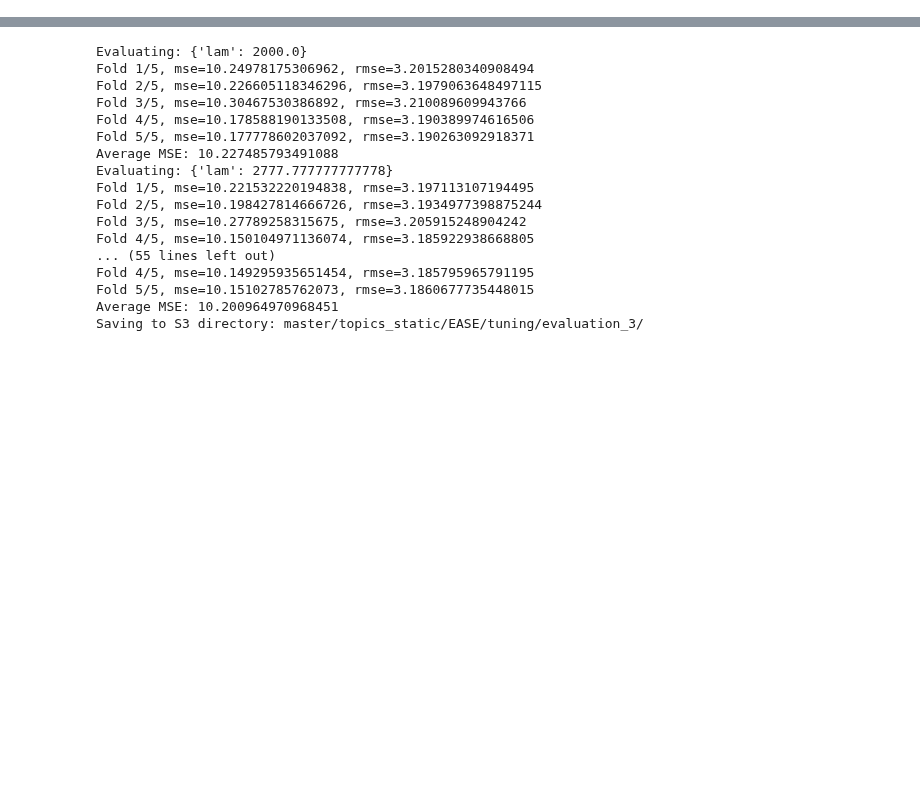
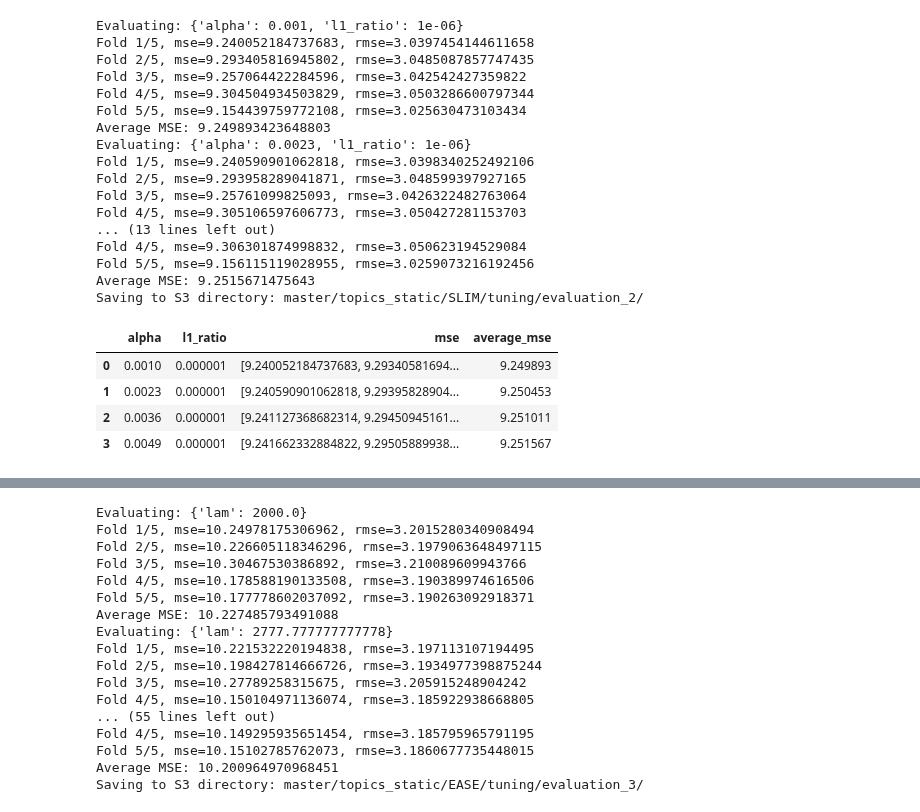
Before and after one commit to berkeley-reclab/RecLab, a Jupyter notebook: experiments/Tuning-Notebook.ipynb, the cells around one changed output, grey strips where cells are left out. Saved outputs shown, nothing was run; the diff lists cells and outputs as text; code cells hidden in the pictures; blank space fills up the shorter version.

```diff
--- a/experiments/Tuning-Notebook.ipynb
+++ b/experiments/Tuning-Notebook.ipynb
@@ -139,0 +137,29 @@ Saving to S3 directory: master/topics_static/EASE/tuning/evaluation_2/
+# %%
+
+# Zeroing in on the best range.
+alphas = np.linspace(0.001, 0.0049, 4).tolist()
+l1_ratios = [1e-6]
+tuner.evaluate_grid(alpha=alphas, l1_ratio=l1_ratios)
+# %% [output]
+Evaluating: {'alpha': 0.001, 'l1_ratio': 1e-06}
+Fold 1/5, mse=9.240052184737683, rmse=3.0397454144611658
+Fold 2/5, mse=9.293405816945802, rmse=3.0485087857747435
+Fold 3/5, mse=9.257064422284596, rmse=3.042542427359822
+Fold 4/5, mse=9.304504934503829, rmse=3.0503286600797344
+Fold 5/5, mse=9.154439759772108, rmse=3.025630473103434
+Average MSE: 9.249893423648803
+Evaluating: {'alpha': 0.0023, 'l1_ratio': 1e-06}
+Fold 1/5, mse=9.240590901062818, rmse=3.0398340252492106
+Fold 2/5, mse=9.293958289041871, rmse=3.048599397927165
+Fold 3/5, mse=9.25761099825093, rmse=3.0426322482763064
+Fold 4/5, mse=9.305106597606773, rmse=3.050427281153703
+... (13 lines left out)
+Fold 4/5, mse=9.306301874998832, rmse=3.050623194529084
+Fold 5/5, mse=9.156115119028955, rmse=3.0259073216192456
+Average MSE: 9.2515671475643
+Saving to S3 directory: master/topics_static/SLIM/tuning/evaluation_2/
+|  | alpha | l1_ratio | mse | average_mse |
+| 0 | 0.0010 | 0.000001 | [9.240052184737683, 9.29340581694... | 9.249893 |
+| 1 | 0.0023 | 0.000001 | [9.240590901062818, 9.29395828904... | 9.250453 |
+| 2 | 0.0036 | 0.000001 | [9.241127368682314, 9.29450945161... | 9.251011 |
+| 3 | 0.0049 | 0.000001 | [9.241662332884822, 9.29505889938... | 9.251567 |
```
Also changed, not shown: parts of 9 cells of this notebook.
